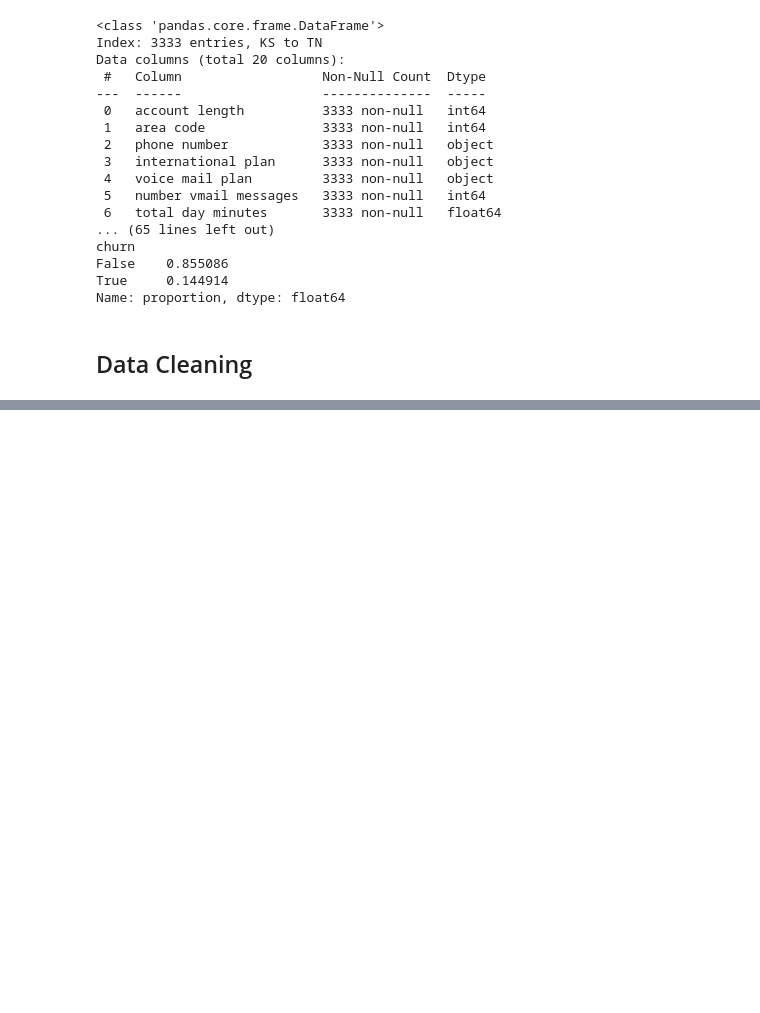
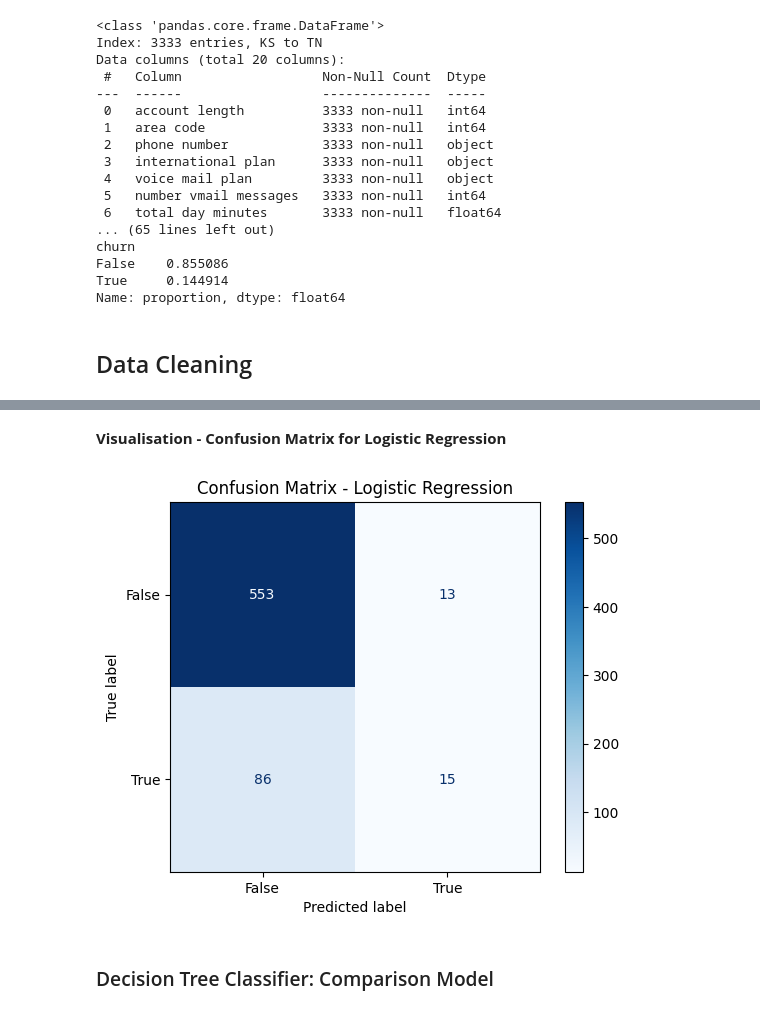
Before and after one commit to sirak-karis/Phase3_churn_prediction, a Jupyter notebook: P3.ipynb, the cells around one changed output, grey strips where cells are left out. Drawn from its saved outputs; the diff is of its cells as text; code cells hidden in the pictures; blank space fills up the shorter version.

```diff
--- a/P3.ipynb
+++ b/P3.ipynb
@@ -37,7 +38,7 @@ from sklearn.preprocessing import LabelEncoder, StandardScaler
 # %% [markdown]
 __Load Data__
 # %%
-data = pd.read_csv('C:/Projects/Project_phase3/bigml_59c28831336c6604c800002a.csv', index_col=0)
+data = pd.read_csv('C:/Projects/Phase3_churn_prediction/bigml_59c28831336c6604c800002a.csv', index_col=0)
 data.head()
 # %% [output]
 |  | account length | area code | phone number | international plan | voice mail plan | number vmail messages | ... |
@@ -80,8 +102,25 @@ Name: proportion, dtype: float64
 # %%
-data_clean = data.drop(columns=['phone number', 'area code'])
-le = LabelEncoder()
-data_clean['international plan'] = le.fit_transform(data_clean['international plan'])
-data_clean['voice mail plan'] = le.fit_transform(data_clean['voice mail plan'])
+# Drop irrelevant columns
+data_clean = data.drop(columns=['phone number'])
 
+# Label encode binary features
+le_international = LabelEncoder()
+le_voicemail = LabelEncoder()
+data_clean['international plan'] = le_international.fit_transform(data_clean['international plan'])
+data_clean['voice mail plan'] = le_voicemail.fit_transform(data_clean['voice mail plan'])
+
+# Split features and target
 X = data_clean.drop(columns=['churn'])
 y = data_clean['churn']
+
+# Train-test split
+X_train, X_test, y_train, y_test = train_test_split(X, y, test_size=0.2, random_state=42)
+
+# Scale numerical features
+scaler = StandardScaler()
+num_cols = ['total day minutes', 'account length']  # Add all numerical columns
+X_train[num_cols] = scaler.fit_transform(X_train[num_cols])
+X_test[num_cols] = scaler.transform(X_test[num_cols])
+
+print("Preprocessing complete!")
+print(f"Training set: {X_train.shape}, Test set: {X_test.shape}")
@@ -120,0 +151,8 @@ dtype: int64
+# %%
+baseline_model = LogisticRegression(max_iter=1000)
+baseline_model.fit(X_train, y_train)
+y_pred_log = baseline_model.predict(X_test)
+
+print("\n--- Logistic Regression Evaluation ---")
+print(confusion_matrix(y_test, y_pred_log))
+print(classification_report(y_test, y_pred_log))
@@ -120,0 +178,13 @@ dtype: int64
+# %% [markdown]
+__Visualisation - Confusion Matrix for Logistic Regression__
+# %%
+from sklearn.metrics import ConfusionMatrixDisplay
+
+# Logistic Regression
+ConfusionMatrixDisplay.from_estimator(baseline_model, X_test, y_test, cmap='Blues')
+plt.title("Confusion Matrix - Logistic Regression")
+plt.show()
+# %% [output]
+[figure, added]
+# %% [markdown]
+### Decision Tree Classifier: Comparison Model
```
Also changed, not shown: parts of 25 cells of this notebook, 3 other files.
